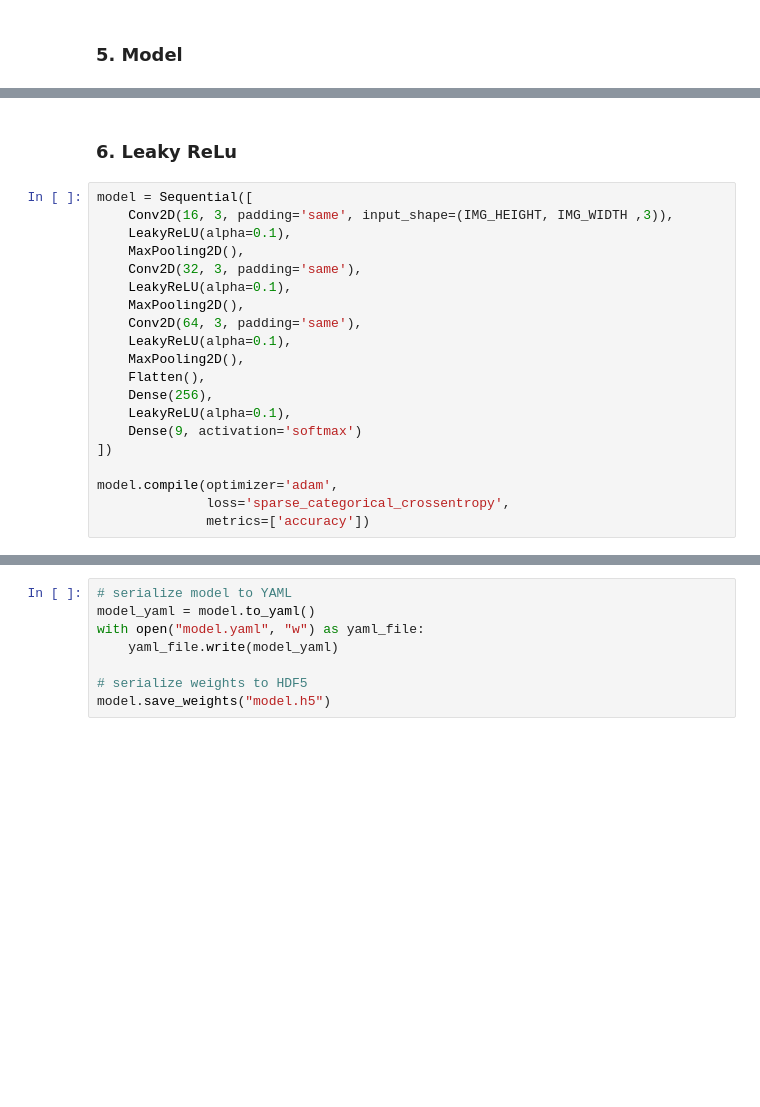
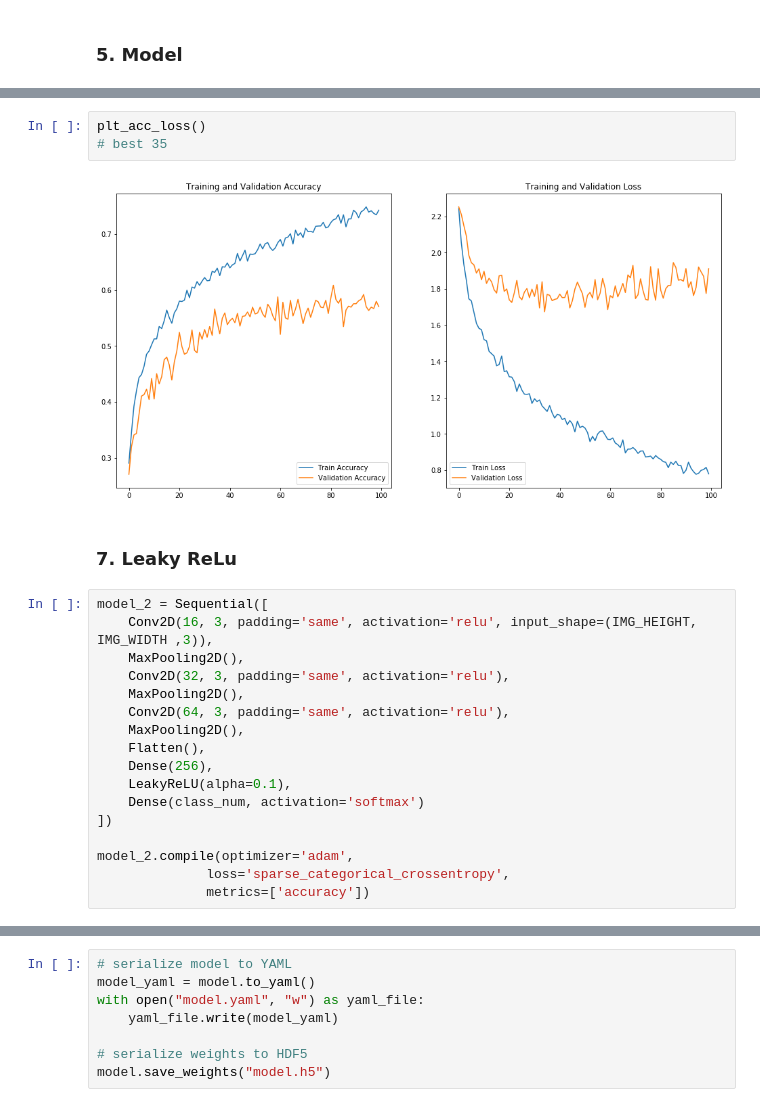
Before and after one commit to Yuxuan1998/Hack-Roll2020, a Jupyter notebook: train_model.ipynb, the cells around one changed output, grey strips where cells are left out. Cells and saved outputs as stored; diff of their text form; blank space fills up the shorter version.

```diff
--- a/train_model.ipynb
+++ b/train_model.ipynb
@@ -201,23 +255,25 @@ plt.show()
+# %%
+plt_acc_loss()
+# best 35
+# %% [output]
+[figure, added]
 # %% [markdown]
-### 6. Leaky ReLu
+### 7. Leaky ReLu
 # %%
-model = Sequential([
-    Conv2D(16, 3, padding='same', input_shape=(IMG_HEIGHT, IMG_WIDTH ,3)),
-    LeakyReLU(alpha=0.1),
+model_2 = Sequential([
+    Conv2D(16, 3, padding='same', activation='relu', input_shape=(IMG_HEIGHT, IMG_WIDTH ,3)),
     MaxPooling2D(),
-    Conv2D(32, 3, padding='same'),
-    LeakyReLU(alpha=0.1),
+    Conv2D(32, 3, padding='same', activation='relu'),
     MaxPooling2D(),
-    Conv2D(64, 3, padding='same'),
-    LeakyReLU(alpha=0.1),
+    Conv2D(64, 3, padding='same', activation='relu'),
     MaxPooling2D(),
     Flatten(),
     Dense(256),
     LeakyReLU(alpha=0.1),
-    Dense(9, activation='softmax')
+    Dense(class_num, activation='softmax')
 ])
 
-model.compile(optimizer='adam',
+model_2.compile(optimizer='adam',
               loss='sparse_categorical_crossentropy',
               metrics=['accuracy'])
 # %%
```
Also changed, not shown: parts of 29 cells of this notebook, 3 other files.
